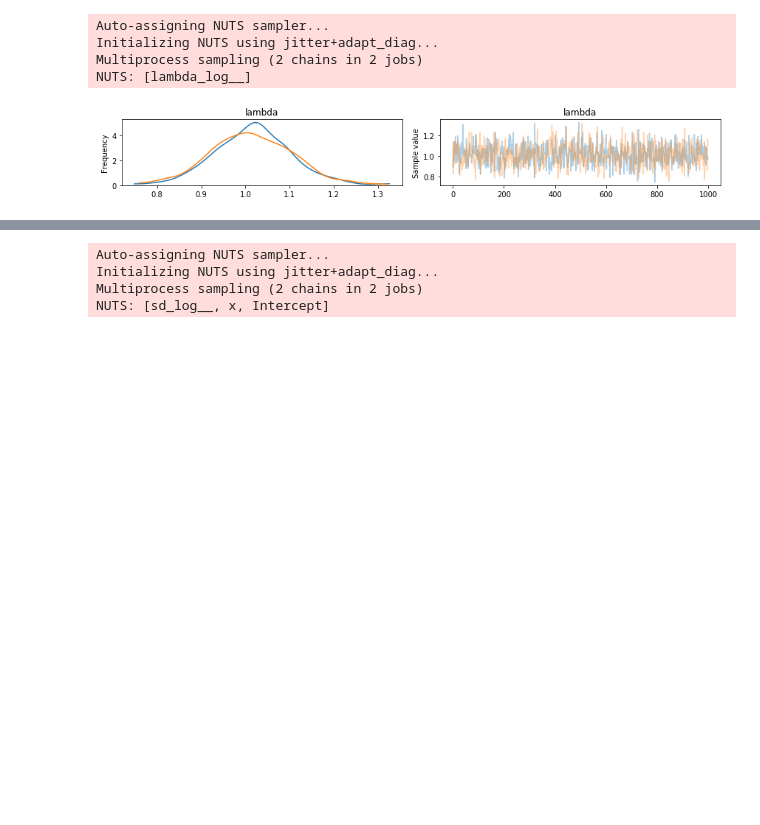
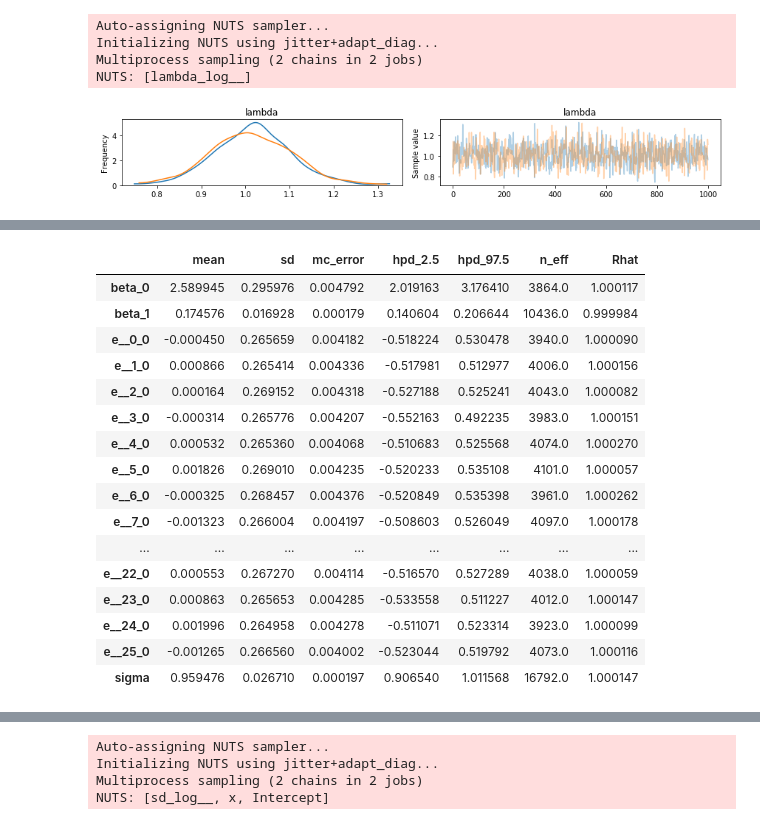
Before and after one commit to qandrew/6.882-fp, a Jupyter notebook: andrew/Strawman Model.ipynb, the cells around one changed output, grey strips where cells are left out. Drawn from its saved outputs; the diff is of its cells as text; code cells hidden in the pictures; blank space fills up the shorter version.

```diff
--- a/andrew/Strawman Model.ipynb
+++ b/andrew/Strawman Model.ipynb
@@ -233,3 +239,23 @@ plt.show()
+# %%
+pm.summary(trace)
+# %% [output]
+|  | mean | sd | mc_error | hpd_2.5 | hpd_97.5 | n_eff | Rhat |
+| beta_0 | 2.589945 | 0.295976 | 0.004792 | 2.019163 | 3.176410 | 3864.0 | 1.000117 |
+| beta_1 | 0.174576 | 0.016928 | 0.000179 | 0.140604 | 0.206644 | 10436.0 | 0.999984 |
+| e__0_0 | -0.000450 | 0.265659 | 0.004182 | -0.518224 | 0.530478 | 3940.0 | 1.000090 |
+| e__1_0 | 0.000866 | 0.265414 | 0.004336 | -0.517981 | 0.512977 | 4006.0 | 1.000156 |
+| e__2_0 | 0.000164 | 0.269152 | 0.004318 | -0.527188 | 0.525241 | 4043.0 | 1.000082 |
+| e__3_0 | -0.000314 | 0.265776 | 0.004207 | -0.552163 | 0.492235 | 3983.0 | 1.000151 |
+| e__4_0 | 0.000532 | 0.265360 | 0.004068 | -0.510683 | 0.525568 | 4074.0 | 1.000270 |
+| e__5_0 | 0.001826 | 0.269010 | 0.004235 | -0.520233 | 0.535108 | 4101.0 | 1.000057 |
+| e__6_0 | -0.000325 | 0.268457 | 0.004376 | -0.520849 | 0.535398 | 3961.0 | 1.000262 |
+| e__7_0 | -0.001323 | 0.266004 | 0.004197 | -0.508603 | 0.526049 | 4097.0 | 1.000178 |
+| ... | ... | ... | ... | ... | ... | ... | ... |
+| e__22_0 | 0.000553 | 0.267270 | 0.004114 | -0.516570 | 0.527289 | 4038.0 | 1.000059 |
+| e__23_0 | 0.000863 | 0.265653 | 0.004285 | -0.533558 | 0.511227 | 4012.0 | 1.000147 |
+| e__24_0 | 0.001996 | 0.264958 | 0.004278 | -0.511071 | 0.523314 | 3923.0 | 1.000099 |
+| e__25_0 | -0.001265 | 0.266560 | 0.004002 | -0.523044 | 0.519792 | 4073.0 | 1.000116 |
+| sigma | 0.959476 | 0.026710 | 0.000197 | 0.906540 | 1.011568 | 16792.0 | 1.000147 |
 # %%
 pm.traceplot(trace)
 # %% [output]
```
Also changed, not shown: parts of 7 cells of this notebook, 5 other files.
